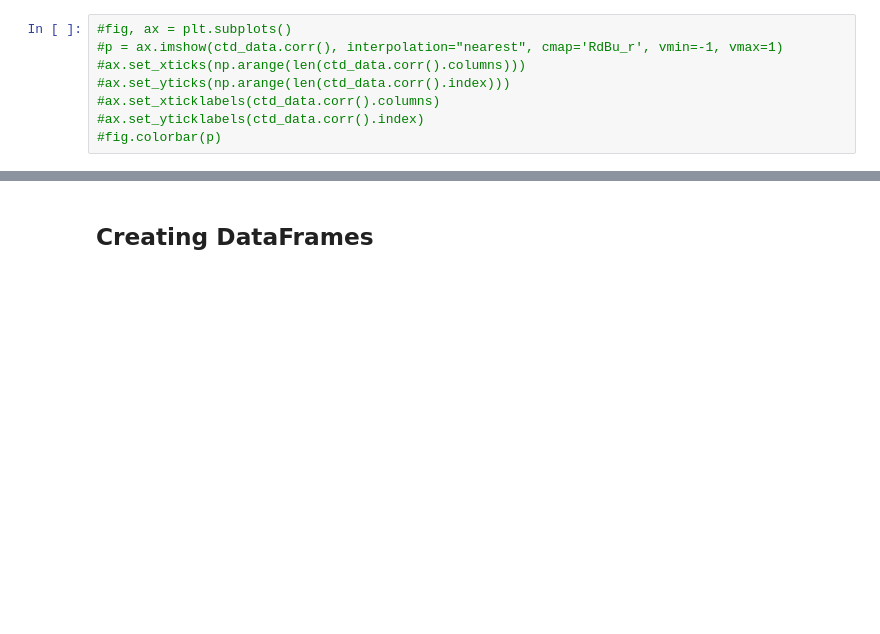
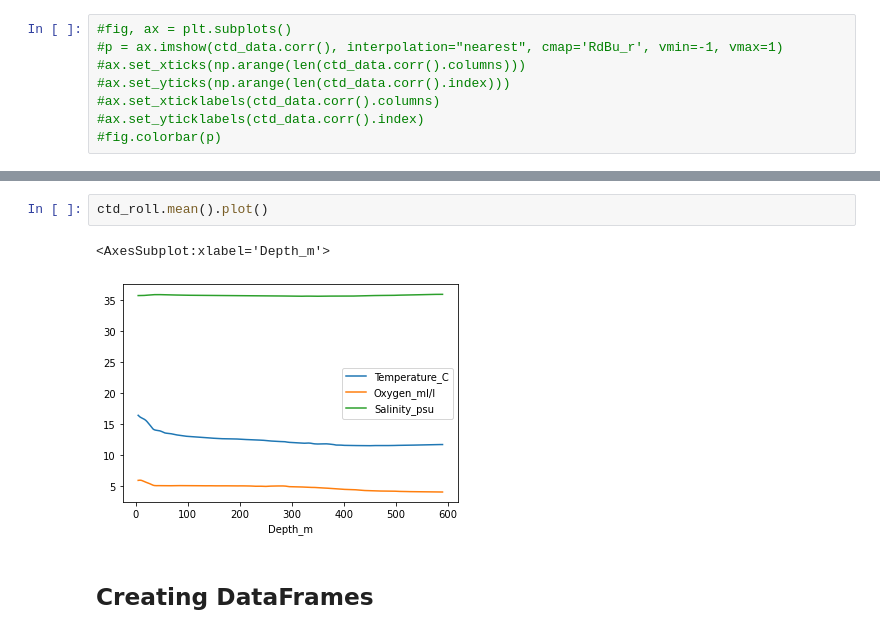
Before and after one commit to ueapy/ppd_python, a Jupyter notebook: notebooks/09-Pandas-Intro.ipynb, the cells around one changed output, grey strips where cells are left out. Drawn from its saved outputs; the diff is of its cells as text; blank space fills up the shorter version.

```diff
--- a/notebooks/09-Pandas-Intro.ipynb
+++ b/notebooks/09-Pandas-Intro.ipynb
@@ -289,3 +357,8 @@ If you want to visualise this correlation matrix, uncomment the following code c
+# %%
+ctd_roll.mean().plot()
+# %% [output]
+<AxesSubplot:xlabel='Depth_m'>
+[figure, added]
 # %% [markdown]
 ## Creating DataFrames
 # %% [markdown]
```
Also changed, not shown: parts of 12 cells of this notebook.
